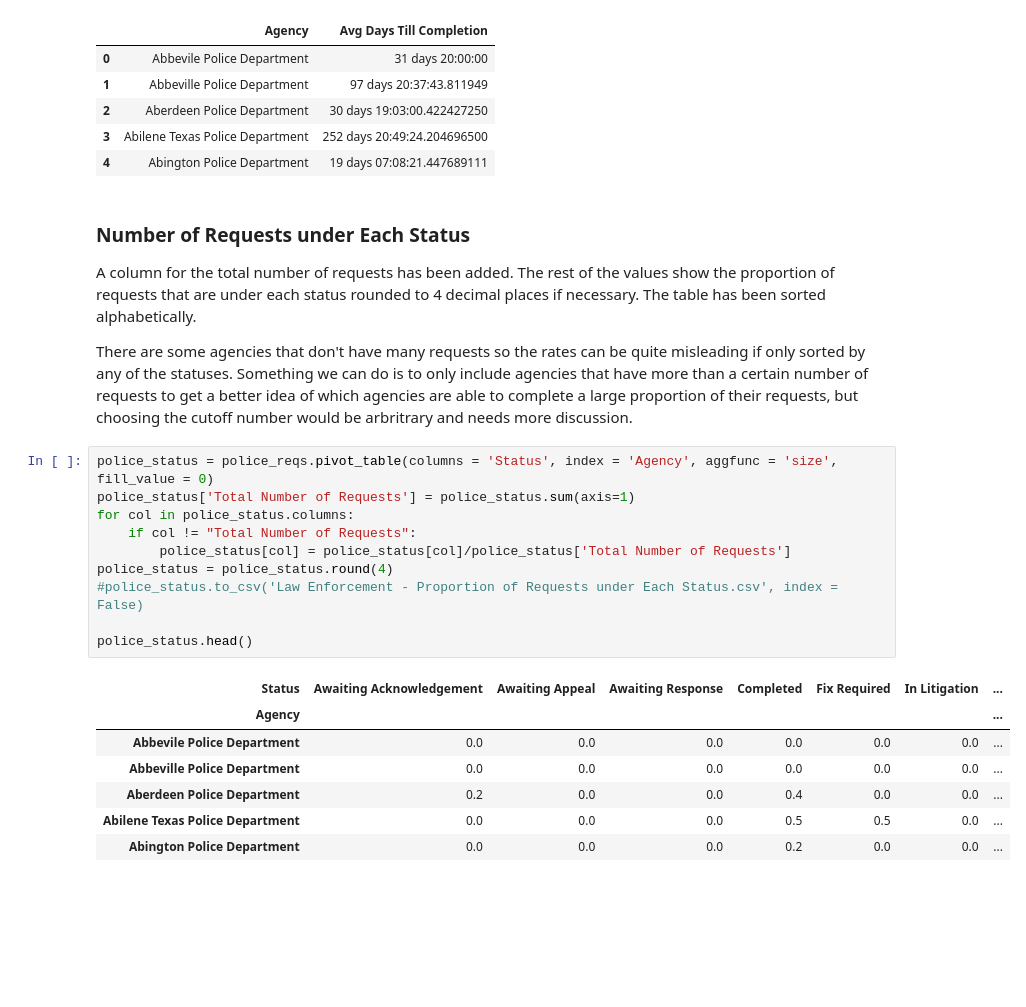
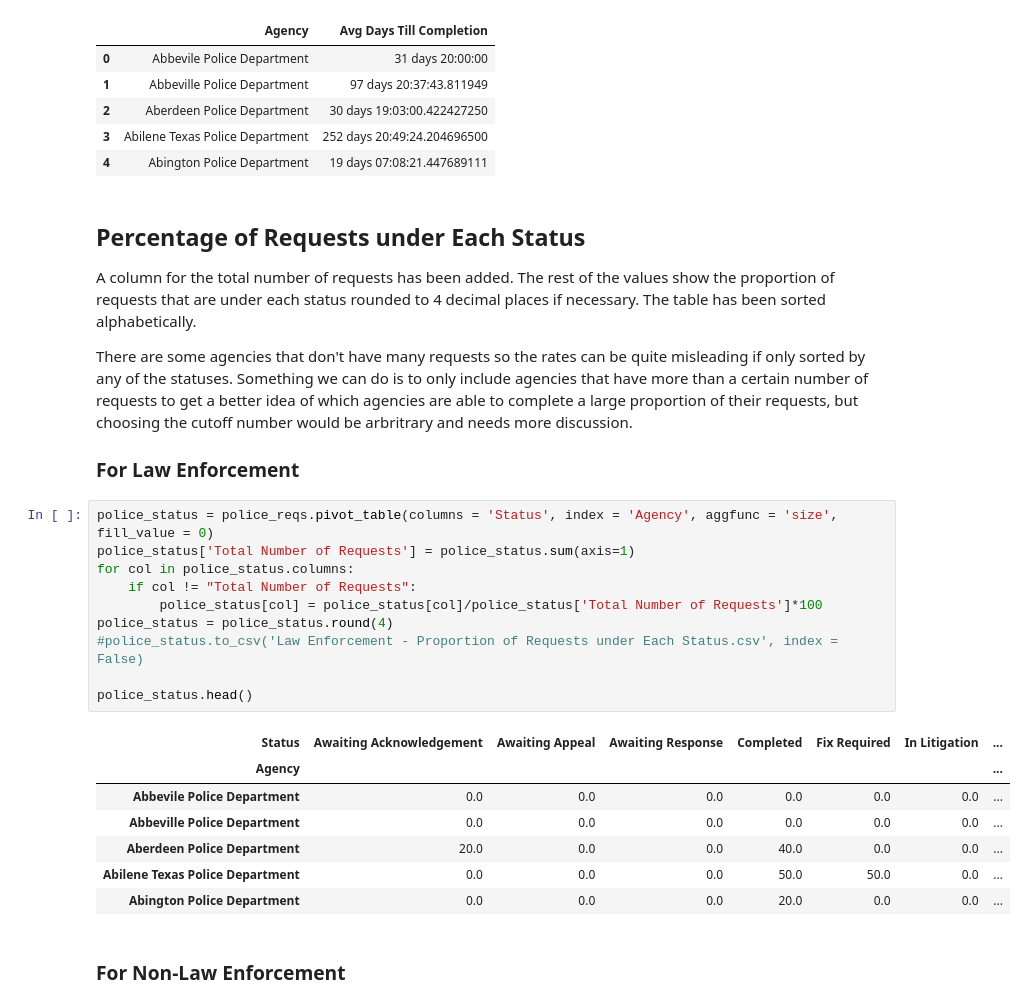
Before and after one commit to emile-66/muckrock_data, a Jupyter notebook: muckrock_requests_analysis.ipynb, the cells around one changed output. Drawn from its saved outputs; the diff is of its cells as text; blank space fills up the shorter version.

```diff
--- a/muckrock_requests_analysis.ipynb
+++ b/muckrock_requests_analysis.ipynb
@@ -159,29 +158,33 @@ avg_time.head()
 | 3 | Abilene Texas Police Department | 252 days 20:49:24.204696500 |
 | 4 | Abington Police Department | 19 days 07:08:21.447689111 |
 # %% [markdown]
-### Number of Requests under Each Status ###
+## Percentage of Requests under Each Status ##
 
 A column for the total number of requests has been added. The rest of the values show the proportion of requests that are under each status rounded to 4 decimal places if necessary. The table has been sorted alphabetically.
 
 There are some agencies that don't have many requests so the rates can be quite misleading if only sorted by any of the statuses. Something we can do is to only include agencies that have more than a certain number of requests to get a better idea of which agencies are able to complete a large proportion of their requests, but choosing the cutoff number would be arbritrary and needs more discussion.
+
+### For Law Enforcement ###
 # %%
 police_status = police_reqs.pivot_table(columns = 'Status', index = 'Agency', aggfunc = 'size', fill_value = 0)
 police_status['Total Number of Requests'] = police_status.sum(axis=1)
 for col in police_status.columns:
     if col != "Total Number of Requests":
-        police_status[col] = police_status[col]/police_status['Total Number of Requests']
+        police_status[col] = police_status[col]/police_status['Total Number of Requests']*100
 police_status = police_status.round(4)
 #police_status.to_csv('Law Enforcement - Proportion of Requests under Each Status.csv', index = False)
 
 police_status.head()
 # %% [output]
 | Status | Awaiting Acknowledgement | Awaiting Appeal | Awaiting Response | Completed | Fix Required | In Litigation | ... |
 | Agency |  |  |  |  |  |  | ... |
 | Abbevile Police Department | 0.0 | 0.0 | 0.0 | 0.0 | 0.0 | 0.0 | ... |
 | Abbeville Police Department | 0.0 | 0.0 | 0.0 | 0.0 | 0.0 | 0.0 | ... |
-| Aberdeen Police Department | 0.2 | 0.0 | 0.0 | 0.4 | 0.0 | 0.0 | ... |
-| Abilene Texas Police Department | 0.0 | 0.0 | 0.0 | 0.5 | 0.5 | 0.0 | ... |
-| Abington Police Department | 0.0 | 0.0 | 0.0 | 0.2 | 0.0 | 0.0 | ... |
+| Aberdeen Police Department | 20.0 | 0.0 | 0.0 | 40.0 | 0.0 | 0.0 | ... |
+| Abilene Texas Police Department | 0.0 | 0.0 | 0.0 | 50.0 | 50.0 | 0.0 | ... |
+| Abington Police Department | 0.0 | 0.0 | 0.0 | 20.0 | 0.0 | 0.0 | ... |
+# %% [markdown]
+### For Non-Law Enforcement ###
 # %%
 non_police_status = non_police_reqs.pivot_table(columns = 'Status', index = 'Agency', aggfunc = 'size', fill_value = 0)
 non_police_status['Total Number of Requests'] = non_police_status.sum(axis=1)
```
Also changed, not shown: parts of 23 cells of this notebook.
